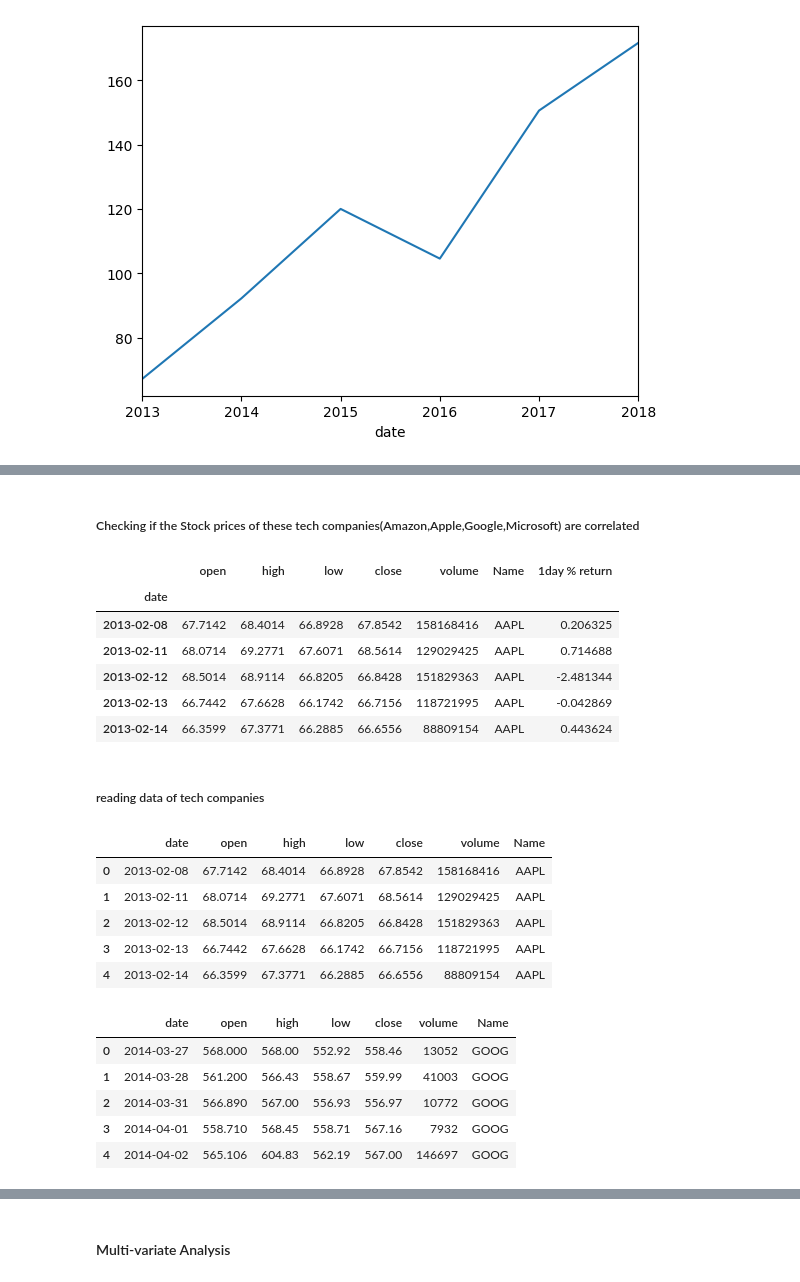
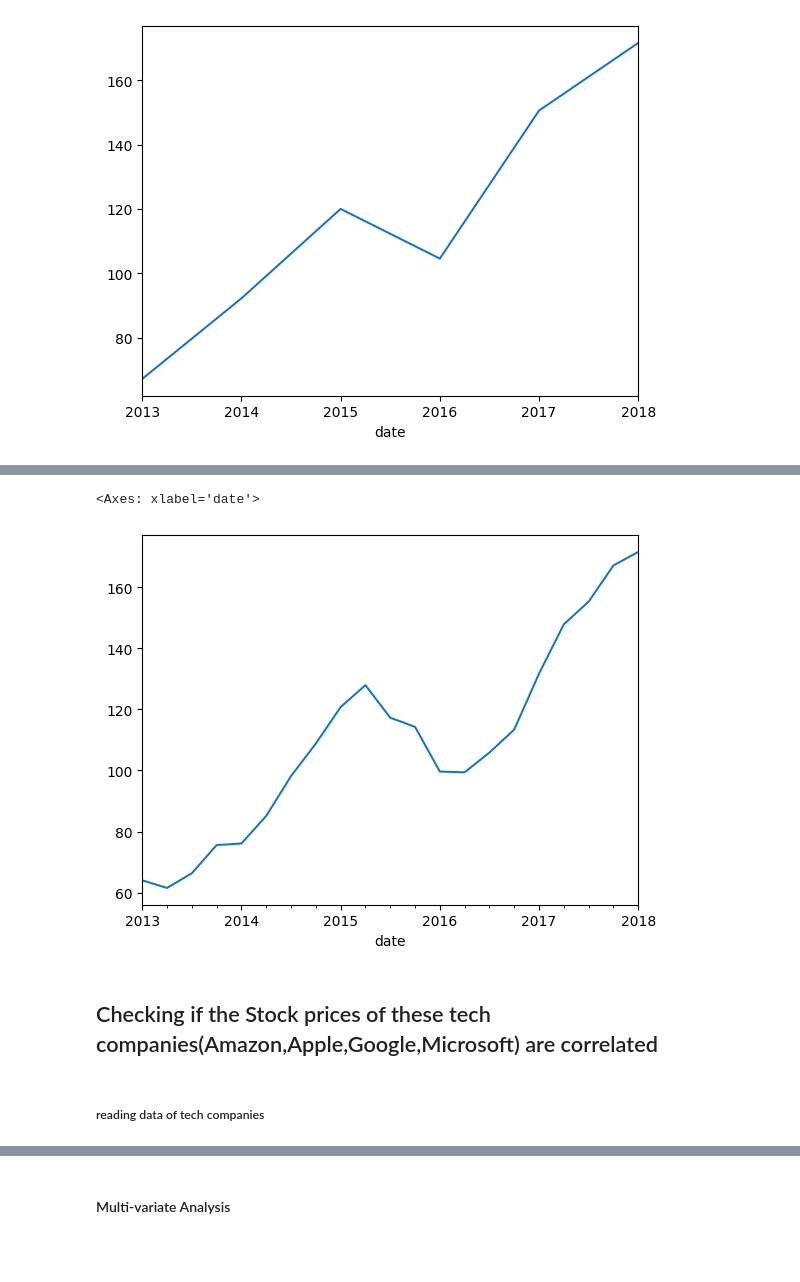
Before and after one commit to dkhiani6/Data-Analysis-Projects, a Jupyter notebook: Stock Price Analysis/Stock_Price_EDA.ipynb, the cells around one changed output, grey strips where cells are left out. Drawn from its saved outputs; the diff is of its cells as text; code cells hidden in the pictures; blank space fills up the shorter version.

```diff
--- a/Stock Price Analysis/Stock_Price_EDA.ipynb
+++ b/Stock Price Analysis/Stock_Price_EDA.ipynb
@@ -139,0 +174,3 @@ Index(['date', 'open', 'high', 'low', 'close', 'volume', 'Name',
+# %%
+apple['Intraday return(%)']=((apple['close']-apple['open'])/apple['open'])*100
+apple.head()
@@ -154,5 +194,5 @@ df['1day % return'].plot()
 # %%
-df.set_index('date')['2016-01-01':'2016-03-31']['1day % return'].plot()
+apple.set_index('date')['2016-01-01':'2016-03-31']['Intraday return(%)'].plot()
 plt.xticks(rotation='vertical')
 # %% [output]
 (array([-10.,   0.,  10.,  20.,  30.,  40.,  50.,  60.,  70.]),
@@ -168,0 +211,5 @@ plt.xticks(rotation='vertical')
+# %%
+# considering on some says opening stock price is not same as closing price of previous day
+
+apple['Daily return (%)'] = apple['close'].pct_change() * 100
+apple.head()
@@ -173,2 +229,5 @@ df2=df.copy()
 # %%
+df2=apple.copy()
 df2['date']=pd.to_datetime(df2['date'])
+df2.set_index('date',inplace=True)
+df2.head()
@@ -199,34 +296,9 @@ df2['close'].resample('Y').mean().plot()
+# %%
+df2['close'].resample('Q').mean().plot()
+# %% [output]
+<Axes: xlabel='date'>
+[figure, added]
 # %% [markdown]
-##### Checking if the Stock prices of these tech companies(Amazon,Apple,Google,Microsoft) are correlated
+## Checking if the Stock prices of these tech companies(Amazon,Apple,Google,Microsoft) are correlated
-# %%
-df2.head()
-# %% [output]
-|  | open | high | low | close | volume | Name | 1day % return |
-| date |  |  |  |  |  |  |  |
-| 2013-02-08 | 67.7142 | 68.4014 | 66.8928 | 67.8542 | 158168416 | AAPL | 0.206325 |
-| 2013-02-11 | 68.0714 | 69.2771 | 67.6071 | 68.5614 | 129029425 | AAPL | 0.714688 |
-| 2013-02-12 | 68.5014 | 68.9114 | 66.8205 | 66.8428 | 151829363 | AAPL | -2.481344 |
-| 2013-02-13 | 66.7442 | 67.6628 | 66.1742 | 66.7156 | 118721995 | AAPL | -0.042869 |
-| 2013-02-14 | 66.3599 | 67.3771 | 66.2885 | 66.6556 | 88809154 | AAPL | 0.443624 |
 # %% [markdown]
 ##### reading data of tech companies
-# %%
-aapl=pd.read_csv('/Users/divya/Desktop/Online Courses/Data Analysis Projects/Stock Market /individual_stocks_5yr/AAPL_data.csv')
-aapl.head()
-# %% [output]
-|  | date | open | high | low | close | volume | Name |
-| 0 | 2013-02-08 | 67.7142 | 68.4014 | 66.8928 | 67.8542 | 158168416 | AAPL |
-| 1 | 2013-02-11 | 68.0714 | 69.2771 | 67.6071 | 68.5614 | 129029425 | AAPL |
-| 2 | 2013-02-12 | 68.5014 | 68.9114 | 66.8205 | 66.8428 | 151829363 | AAPL |
-| 3 | 2013-02-13 | 66.7442 | 67.6628 | 66.1742 | 66.7156 | 118721995 | AAPL |
-| 4 | 2013-02-14 | 66.3599 | 67.3771 | 66.2885 | 66.6556 | 88809154 | AAPL |
-# %%
-goog=pd.read_csv('/Users/divya/Desktop/Online Courses/Data Analysis Projects/Stock Market /individual_stocks_5yr/GOOG_data.csv')
-goog.head()
-# %% [output]
-|  | date | open | high | low | close | volume | Name |
-| 0 | 2014-03-27 | 568.000 | 568.00 | 552.92 | 558.46 | 13052 | GOOG |
-| 1 | 2014-03-28 | 561.200 | 566.43 | 558.67 | 559.99 | 41003 | GOOG |
-| 2 | 2014-03-31 | 566.890 | 567.00 | 556.93 | 556.97 | 10772 | GOOG |
-| 3 | 2014-04-01 | 558.710 | 568.45 | 558.71 | 567.16 | 7932 | GOOG |
-| 4 | 2014-04-02 | 565.106 | 604.83 | 562.19 | 567.00 | 146697 | GOOG |
```
Also changed, not shown: parts of 63 cells of this notebook, 2 other files.
